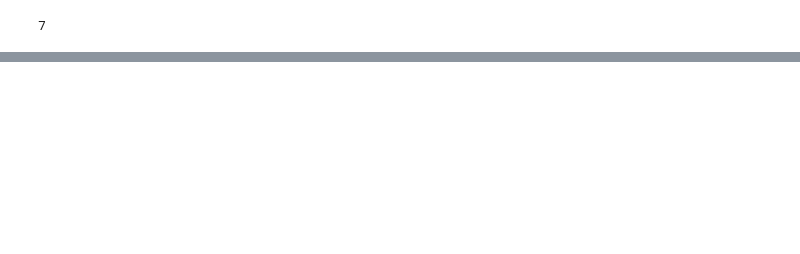
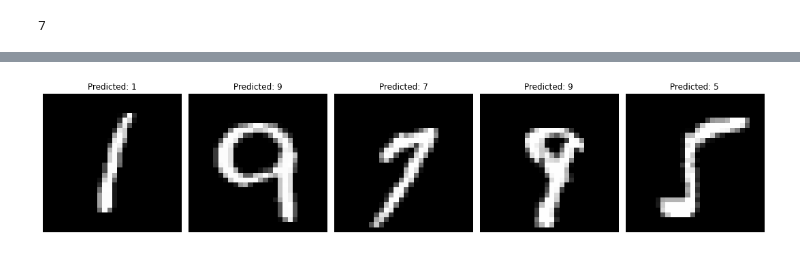
Before and after one commit to SarangaVP/handwritten-digit-recognition, a Jupyter notebook: handwritten_digit_recognition.ipynb, the cells around one changed output, grey strips where cells are left out. Cells and saved outputs as stored; diff of their text form; code cells hidden in the pictures; blank space fills up the shorter version.

```diff
--- a/handwritten_digit_recognition.ipynb
+++ b/handwritten_digit_recognition.ipynb
@@ -182,0 +185,13 @@ This is 4
+# %%
+random_indices = np.random.choice(len(X_test), size=5, replace=False)
+
+plt.figure(figsize=(15, 5))
+for i, index in enumerate(random_indices):
+    plt.subplot(1, 5, i + 1)
+    plt.imshow(X_test[index].reshape(28, 28), cmap='gray')
+    plt.title(f'Predicted: {Y_pred_vals[index]}')
+    plt.axis('off')
+plt.tight_layout()
+plt.show()
+# %% [output]
+[figure, added]
```
Also changed, not shown: parts of 14 cells of this notebook.
